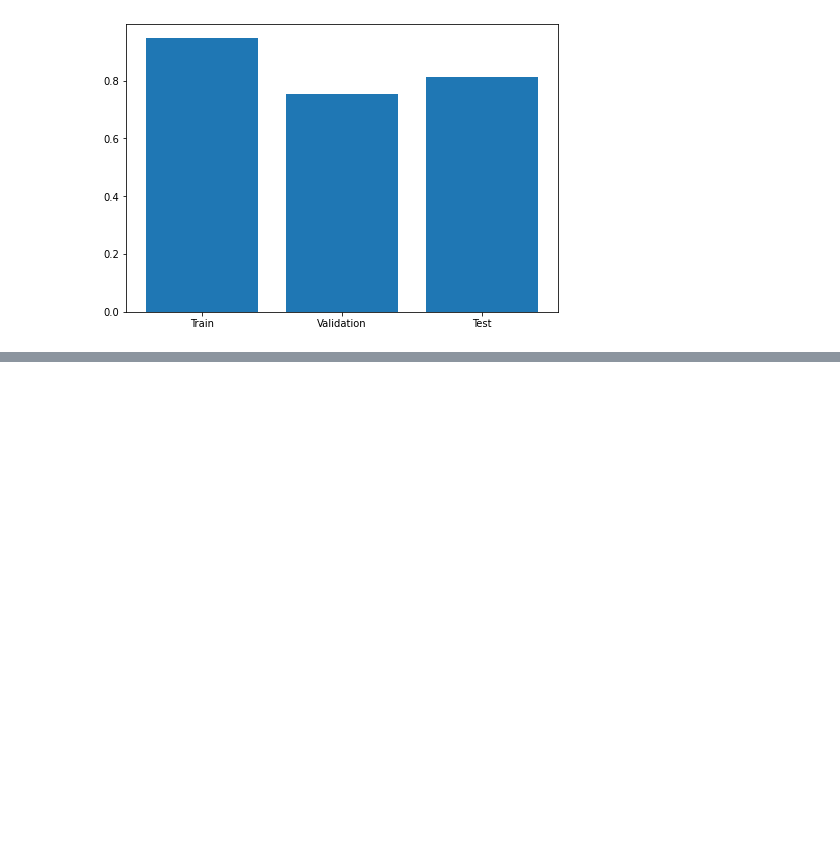
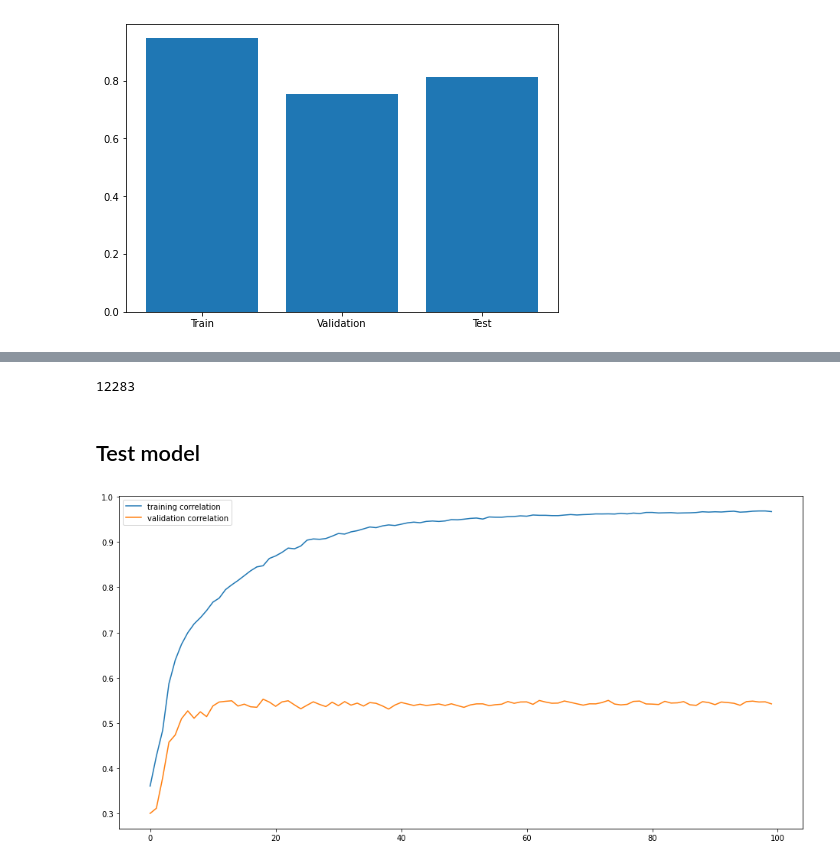
Before and after one commit to kittisaktaoma/colab_practice, a Jupyter notebook: CalcSynergy.ipynb, the cells around one changed output, grey strips where cells are left out. Drawn from its saved outputs; the diff is of its cells as text; code cells hidden in the pictures; blank space fills up the shorter version.

```diff
--- a/CalcSynergy.ipynb
+++ b/CalcSynergy.ipynb
@@ -1019,0 +962,15 @@ ValueError: ignored
+# %%
+index_dataframe_df.reset_index(drop=True, inplace=True)
+train_x = index_dataframe_df.sample(frac=0.50)
+train_x_index = list(train_x.index)
+X_train_drug_structure_1 = drug_structure_1[train_x_index]
+X_train_drug_structure_2 = drug_structure_2[train_x_index]
+X_train_target_protein = target_protein_feature[train_x_index]
+X_train_cell_line_feature = X_cell_line_feature[train_x_index]
+
+X_test_drug_structure_1 = drug_structure_1[train_x_index]
+X_test_drug_structure_2 = drug_structure_2[train_x_index]
+X_test_target_protein = target_protein_feature[train_x_index]
+X_test_cell_line_feature = X_cell_line_feature[train_x_index]
+# %% [output]
+12283
@@ -1019,0 +993,2 @@ ValueError: ignored
+# %% [markdown]
+## Test model
@@ -1019,0 +1041,10 @@ ValueError: ignored
+# %%
+cor = hist.history["correlation"]
+val_cor = hist.history["val_correlation"]
+fig, ax = plt.subplots(figsize=(16,8))
+ax.plot(cor, label='training correlation')
+ax.plot(val_cor, label='validation correlation')
+ax.legend()
+plt.show()
+# %% [output]
+[figure, added]
```
Also changed, not shown: parts of 11 cells of this notebook.
